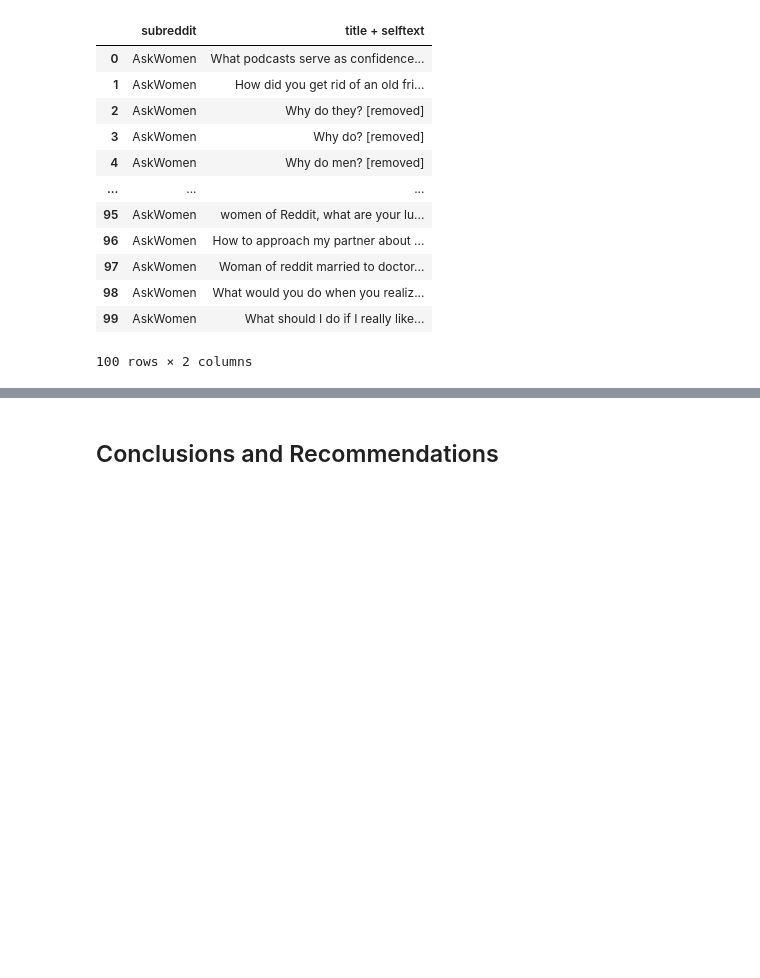
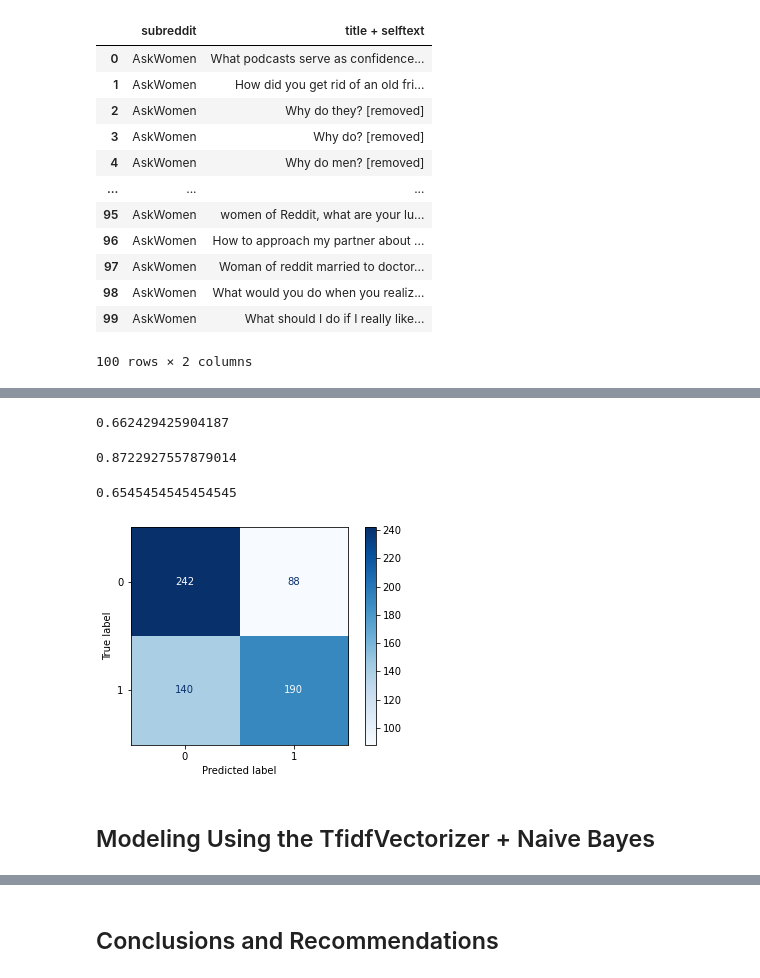
Before and after one commit to oliverfyh/project_Web-APIs-NLP, a Jupyter notebook: code/02_NLP.ipynb, the cells around one changed output, grey strips where cells are left out. Cells and saved outputs as stored; diff of their text form; code cells hidden in the pictures; blank space fills up the shorter version.

```diff
--- a/code/02_NLP.ipynb
+++ b/code/02_NLP.ipynb
@@ -110,0 +155,28 @@ df.head(100)
+# %%
+# Let's set a pipeline up with two stages:
+# 1. CountVectorizer (transformer)
+# 2. Multinomial Naive Bayes (estimator)
+pipe = Pipeline([
+                ('cvec', CountVectorizer()),
+                ('nb', MultinomialNB())
+                ])
+# %%
+# Search over the following values of hyperparameters:
+# Maximum number of features fit: 2000, 3000, 4000, 5000
+# Minimum number of documents needed to include token: 2, 3
+# Maximum number of documents needed to include token: 90%, 95%
+# Check (individual tokens) and also check (individual tokens and 2-grams).
+pipe_params = {
+                'cvec__max_features': [2_000, 3_000, 4_000, 5_000],
+                'cvec__min_df': [2, 3],
+                'cvec__max_df': [.9, .95],
+                'cvec__ngram_range': [(1,1), (1,2)]
+                }
+# %%
+# Instantiate GridSearchCV.
+gs = GridSearchCV(pipe, # what object are we optimizing?
+                  param_grid=pipe_params, # what parameters values are we searching?
+                  cv=5) # 5-fold cross-validation
+# %%
+# Fit GridSearch to training data.
+gs.fit(X_train, y_train)
@@ -110,0 +191,15 @@ df.head(100)
+# %%
+# What's the best score?
+print(gs.best_score_)
+# %% [output]
+0.662429425904187
+# %%
+# Score model on training set.
+gs.score(X_train, y_train)
+# %% [output]
+0.8722927557879014
+# %%
+# Score model on testing set.
+gs.score(X_test, y_test)
+# %% [output]
+0.6545454545454545
@@ -110,0 +211,7 @@ df.head(100)
+# %%
+# View confusion matrix
+plot_confusion_matrix(gs, X_test, y_test, cmap='Blues', values_format='d');
+# %% [output]
+[figure, added]
+# %% [markdown]
+## Modeling Using the TfidfVectorizer + Naive Bayes
```
Also changed, not shown: parts of 28 cells of this notebook.
